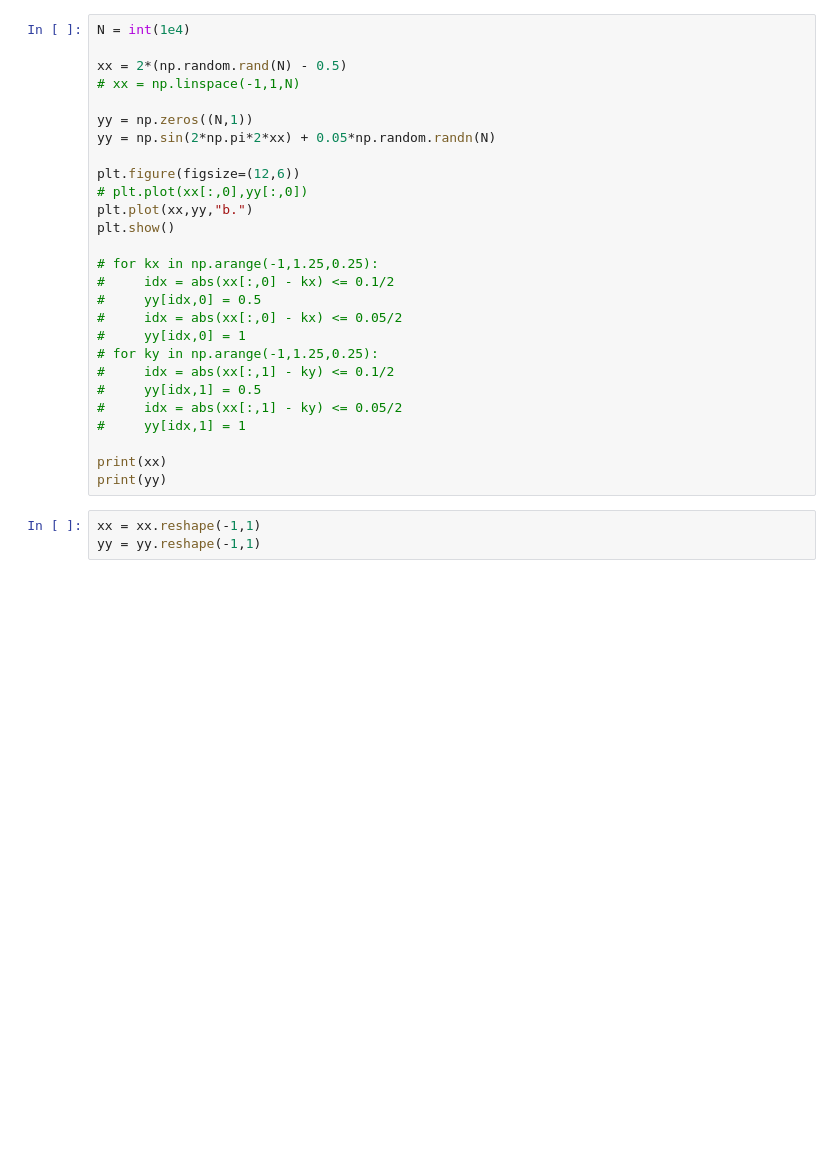
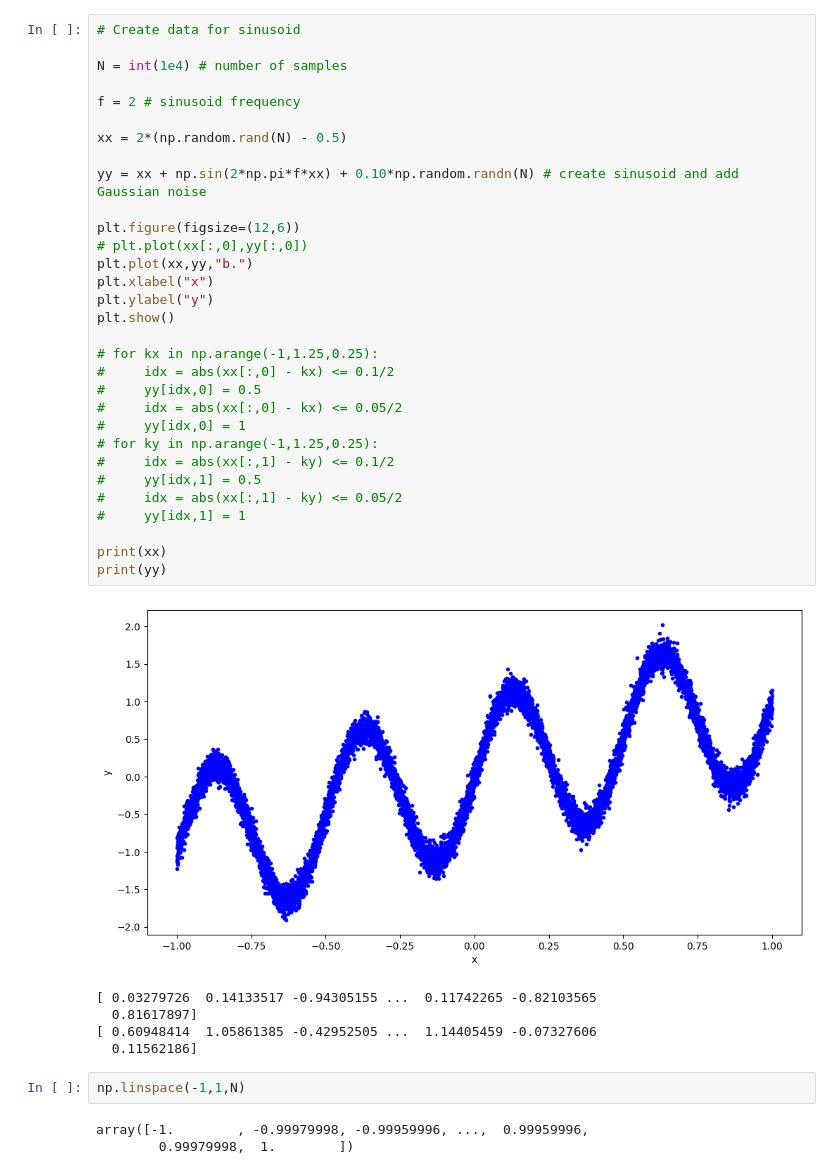
Before and after one commit to michael-sankur/deep-learning-from-scratch, a Jupyter notebook: nntest_sinusoid.ipynb, the cells around one changed output. Saved outputs shown, nothing was run; the diff lists cells and outputs as text; blank space fills up the shorter version.

```diff
--- a/nntest_sinusoid.ipynb
+++ b/nntest_sinusoid.ipynb
@@ -13,31 +13,43 @@ np.random.seed(42)
 # %%
-N = int(1e4)
+# Create data for sinusoid
+
+N = int(1e4) # number of samples
+
+f = 2 # sinusoid frequency
 
 xx = 2*(np.random.rand(N) - 0.5)
-# xx = np.linspace(-1,1,N)
 
-yy = np.zeros((N,1))
-yy = np.sin(2*np.pi*2*xx) + 0.05*np.random.randn(N)
+yy = xx + np.sin(2*np.pi*f*xx) + 0.10*np.random.randn(N) # create sinusoid and add Gaussian noise
 
 plt.figure(figsize=(12,6))
 # plt.plot(xx[:,0],yy[:,0])
 plt.plot(xx,yy,"b.")
+plt.xlabel("x")
+plt.ylabel("y")
 plt.show()
 
 # for kx in np.arange(-1,1.25,0.25):
 #     idx = abs(xx[:,0] - kx) <= 0.1/2
 #     yy[idx,0] = 0.5
 #     idx = abs(xx[:,0] - kx) <= 0.05/2
 #     yy[idx,0] = 1
 # for ky in np.arange(-1,1.25,0.25):
 #     idx = abs(xx[:,1] - ky) <= 0.1/2
 #     yy[idx,1] = 0.5
 #     idx = abs(xx[:,1] - ky) <= 0.05/2
 #     yy[idx,1] = 1
 
 print(xx)
 print(yy)
+# %% [output]
+[figure, added]
+[ 0.03279726  0.14133517 -0.94305155 ...  0.11742265 -0.82103565
+  0.81617897]
+[ 0.60948414  1.05861385 -0.42952505 ...  1.14405459 -0.07327606
+  0.11562186]
-# %%
-xx = xx.reshape(-1,1)
-yy = yy.reshape(-1,1)
+# %%
+np.linspace(-1,1,N)
+# %% [output]
+array([-1.        , -0.99979998, -0.99959996, ...,  0.99959996,
+        0.99979998,  1.        ])
 # %%
```
Also changed, not shown: parts of 15 cells of this notebook, 8 other files.
